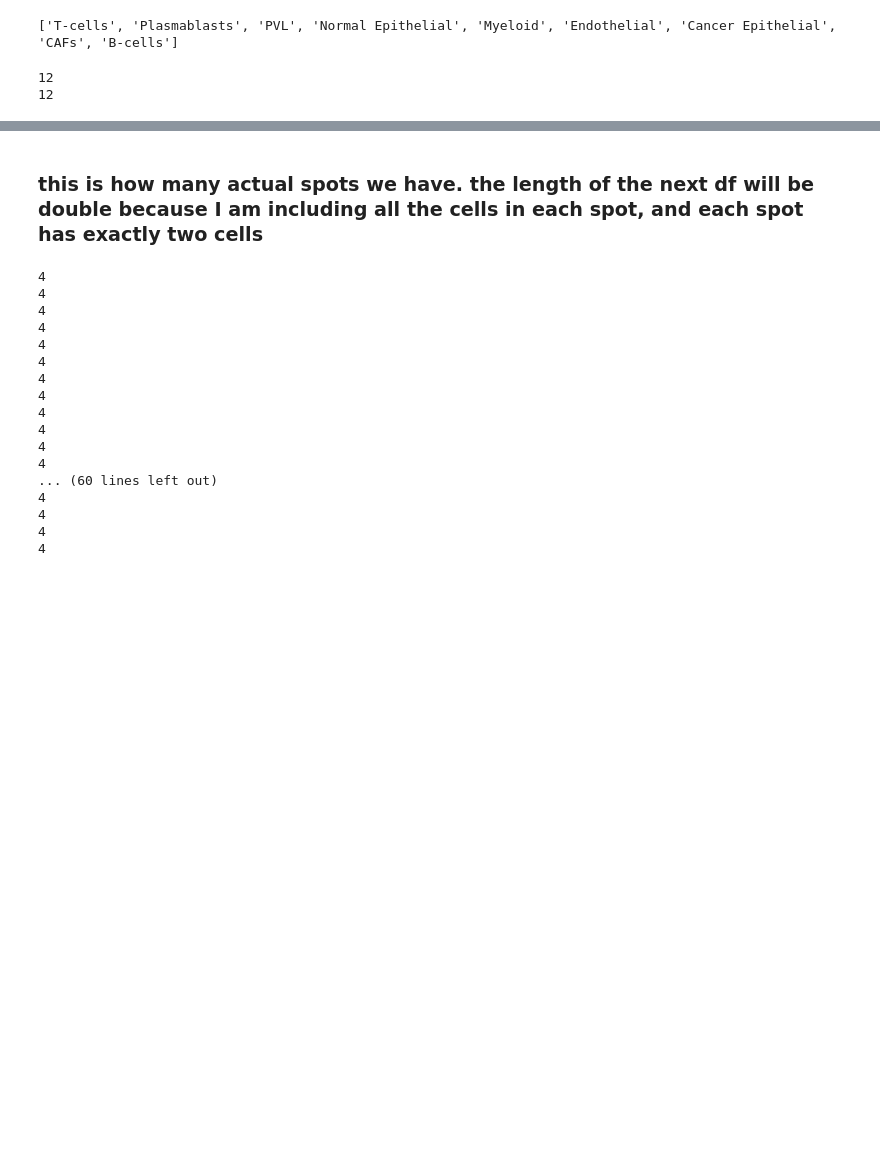
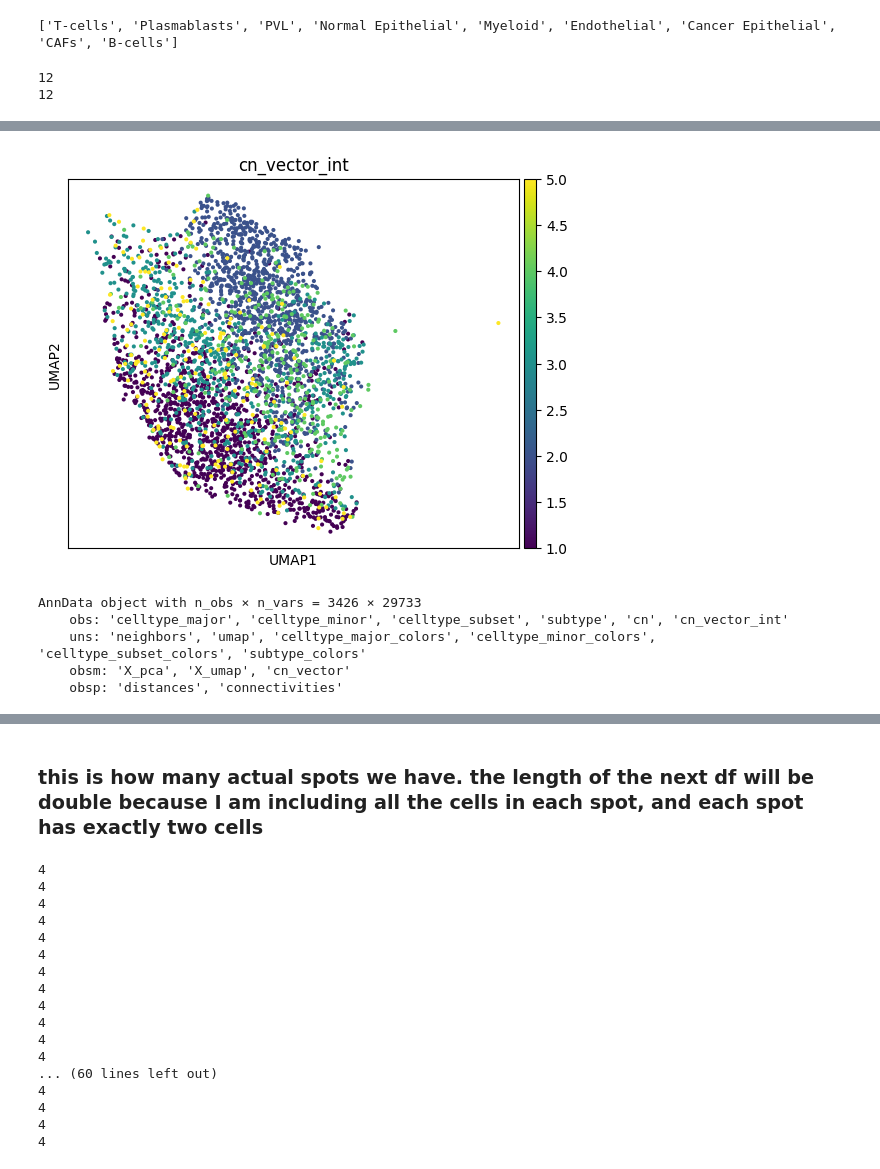
Before and after one commit to reformist/Mapping-scRNA-seq-Variability-Using-Co-Embedding-to-Understand-Cell-Neighborhood-Effects, a Jupyter notebook: starfysh_reproducibility-main/simulation/cn_generation.ipynb, the cells around one changed output, grey strips where cells are left out. Drawn from its saved outputs; the diff is of its cells as text; code cells hidden in the pictures; blank space fills up the shorter version.

```diff
--- a/starfysh_reproducibility-main/simulation/cn_generation.ipynb
+++ b/starfysh_reproducibility-main/simulation/cn_generation.ipynb
@@ -360,0 +521,14 @@ for i in range(100): # only want 10 spots
+# %%
+adata_count_matrix_t_cn_t_cell = adata_count_matrix_t_cn[adata_count_matrix_t_cn.obs['celltype_major'] == 'T-cells']
+# %%
+sc.pl.umap(adata_count_matrix_t_cn_t_cell,color='cn_vector_int')
+# %% [output]
+[figure, added]
+# %%
+adata_count_matrix_t_cn_t_cell
+# %% [output]
+AnnData object with n_obs × n_vars = 3426 × 29733
+    obs: 'celltype_major', 'celltype_minor', 'celltype_subset', 'subtype', 'cn', 'cn_vector_int'
+    uns: 'neighbors', 'umap', 'celltype_major_colors', 'celltype_minor_colors', 'celltype_subset_colors', 'subtype_colors'
+    obsm: 'X_pca', 'X_umap', 'cn_vector'
+    obsp: 'distances', 'connectivities'
```
Also changed, not shown: parts of 31 cells of this notebook.
